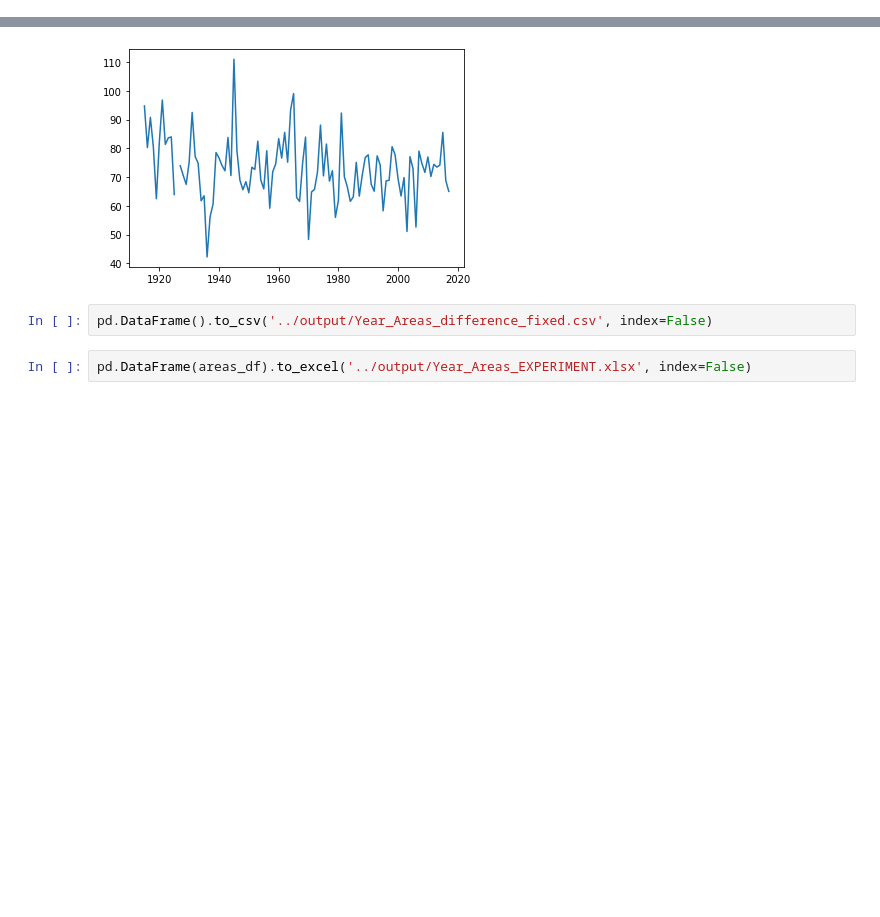
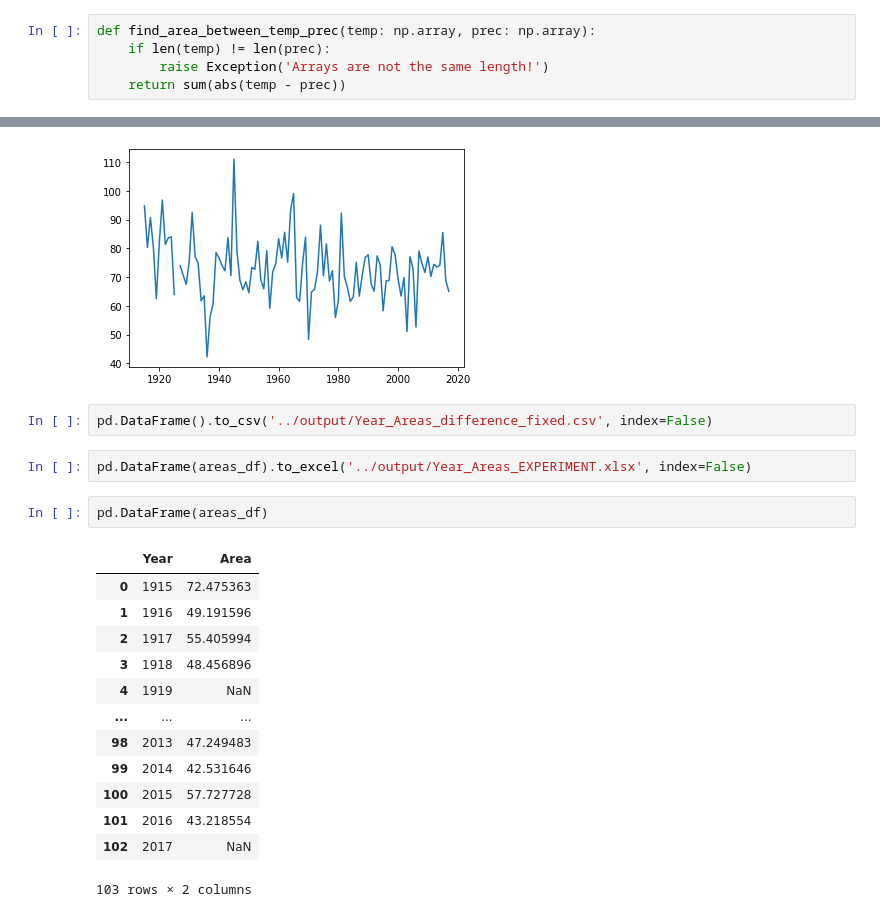
Before and after one commit to mikewellmeansme/TracheidClustering, a Jupyter notebook: notebooks/climate_area.ipynb, the cells around one changed output, grey strips where cells are left out. Drawn from its saved outputs; the diff is of its cells as text; blank space fills up the shorter version.

```diff
--- a/notebooks/climate_area.ipynb
+++ b/notebooks/climate_area.ipynb
@@ -152,6 +133,11 @@ def find_area_between_temp_prec(temp: np.array, prec: np.array, trapz_rule=True)
         return trapz(temp[index]) - trapz(prec[index])
     else:
         return sum(abs(temp[index] - prec[index]))
+# %%
+def find_area_between_temp_prec(temp: np.array, prec: np.array):
+    if len(temp) != len(prec):
+        raise Exception('Arrays are not the same length!')
+    return sum(abs(temp - prec))
 # %%
 i = 1
 for temp, prec in zip(scaled_mean_temps, scaled_mean_precs):
@@ -227,3 +199,19 @@ plt.plot(scaled_prec_df.columns[2:], areas)
 pd.DataFrame().to_csv('../output/Year_Areas_difference_fixed.csv', index=False)
 # %%
 pd.DataFrame(areas_df).to_excel('../output/Year_Areas_EXPERIMENT.xlsx', index=False)
+# %%
+pd.DataFrame(areas_df)
+# %% [output]
+|  | Year | Area |
+| 0 | 1915 | 72.475363 |
+| 1 | 1916 | 49.191596 |
+| 2 | 1917 | 55.405994 |
+| 3 | 1918 | 48.456896 |
+| 4 | 1919 | NaN |
+| ... | ... | ... |
+| 98 | 2013 | 47.249483 |
+| 99 | 2014 | 42.531646 |
+| 100 | 2015 | 57.727728 |
+| 101 | 2016 | 43.218554 |
+| 102 | 2017 | NaN |
+103 rows × 2 columns
```
Also changed, not shown: parts of 6 cells of this notebook, 1 other file.
